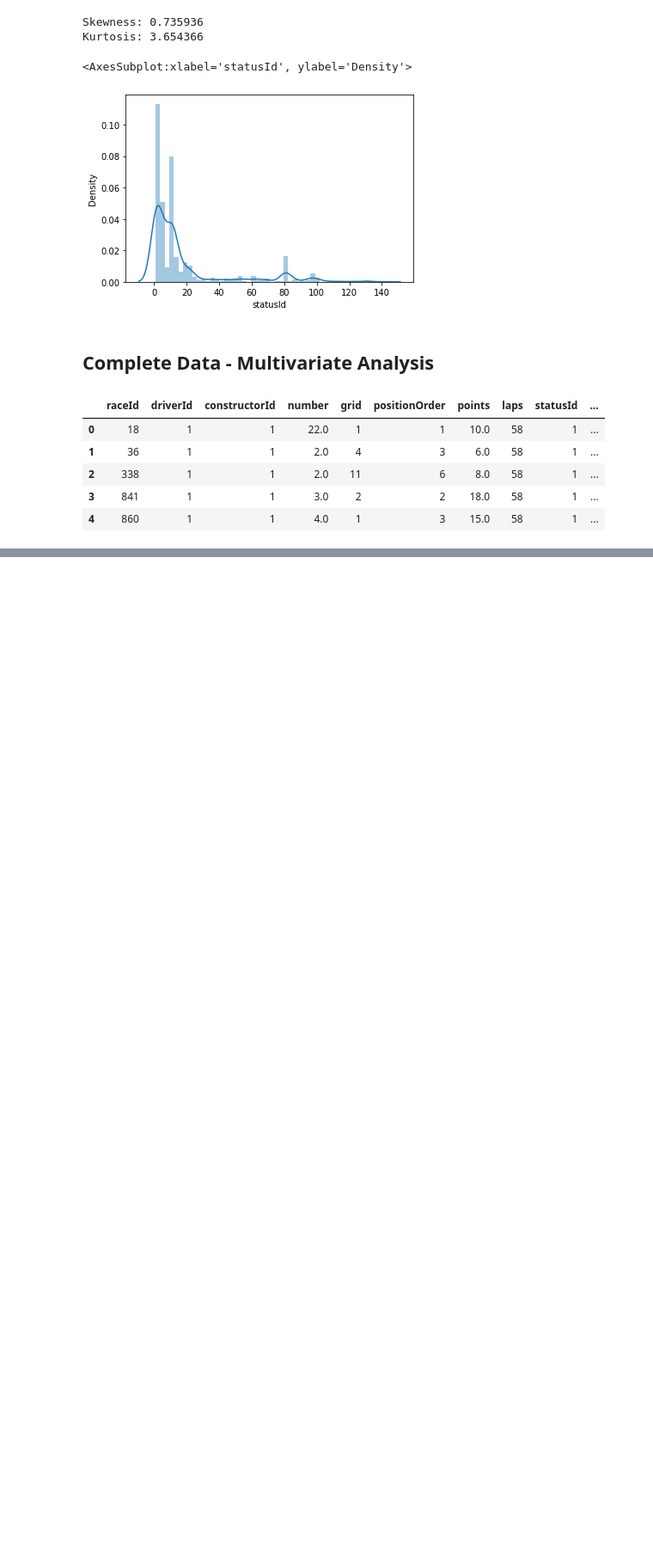
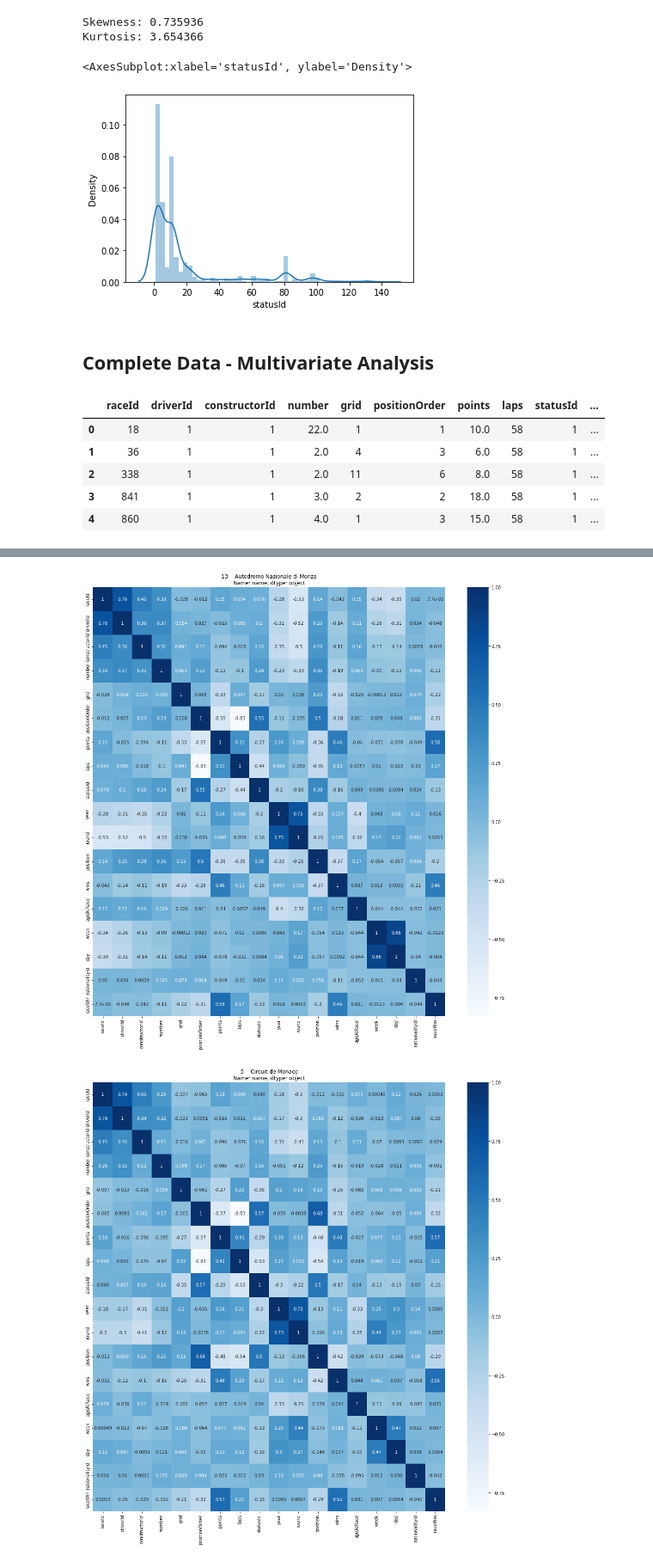
Before and after one commit to fberrosp/F1---EDA---Grand-Prix-Analysis, a Jupyter notebook: f1-eda-grand-prix-analysis.ipynb, the cells around one changed output, grey strips where cells are left out. Shown at 86% size. Saved outputs shown, nothing was run; the diff lists cells and outputs as text; code cells hidden in the pictures; blank space fills up the shorter version.

```diff
--- a/f1-eda-grand-prix-analysis.ipynb
+++ b/f1-eda-grand-prix-analysis.ipynb
@@ -639,0 +369,15 @@ sns.pairplot(df, vars = ["points", "grid", "positionOrder", "laps", "statusId",
+# %%
+def circuit_corr_plot(circuitId, circuitName):
+    circuit_df = df[df["circuitId"] == circuitId]
+    plt.figure(figsize=(18,18))
+    sns.heatmap(circuit_df.drop(["circuitId", "month", "countryId"], axis = 1).corr(), cbar = True, annot = True, cmap = 'Blues').set(title = circuitName)
+# %%
+target_circuits = df["circuitId"].value_counts()[:5]
+# %%
+for circuitId in target_circuits.index:
+
+    circuitName = str(circuits[circuits["circuitId"] == circuitId].name)
+    circuit_corr_plot(circuitId, circuitName)
+# %% [output]
+[figure, added]
+[figure, added]
```
Also changed, not shown: parts of 77 cells of this notebook.
